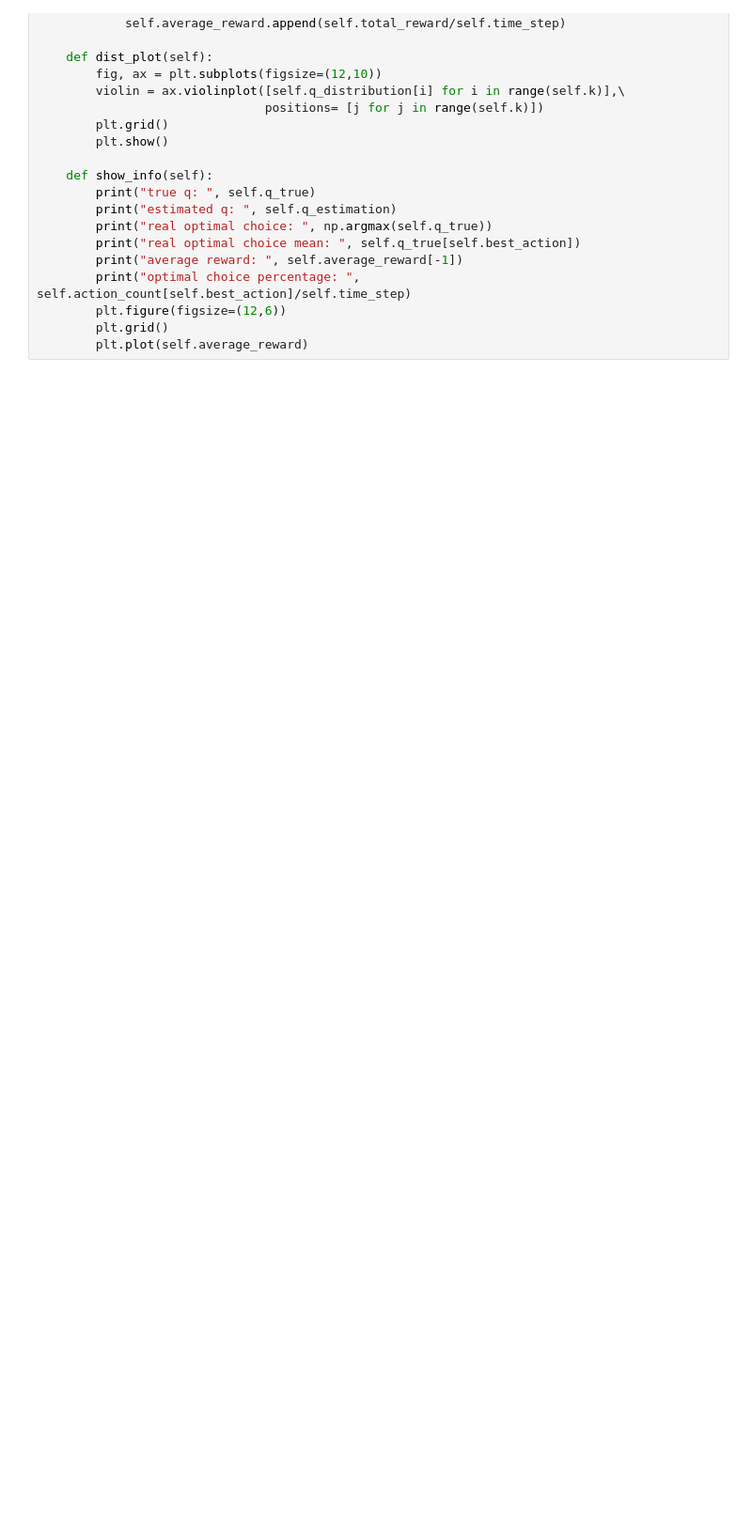
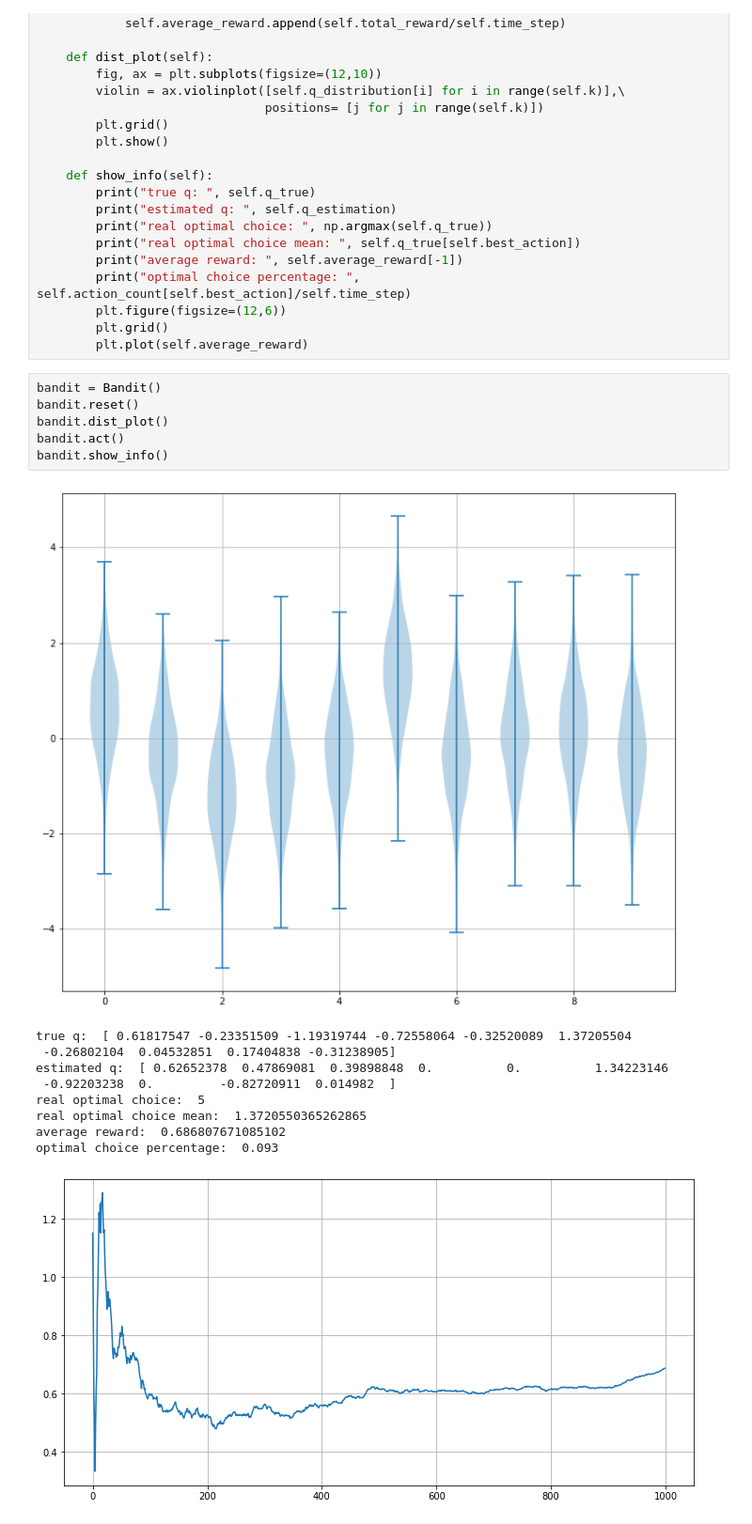
Before and after one commit to lunacat16/Sutton-RL-code, a Jupyter notebook: ten_armed_bandit.ipynb, the cells around one changed output. Shown at 94% size. Drawn from its saved outputs; the diff is of its cells as text; blank space fills up the shorter version.

```diff
--- a/ten_armed_bandit.ipynb
+++ b/ten_armed_bandit.ipynb
@@ -56,3 +56,20 @@ class Bandit:
         plt.figure(figsize=(12,6))
         plt.grid()
         plt.plot(self.average_reward)
+# %%
+bandit = Bandit()
+bandit.reset()
+bandit.dist_plot()
+bandit.act()
+bandit.show_info()
+# %% [output]
+[figure, added]
+true q:  [ 0.61817547 -0.23351509 -1.19319744 -0.72558064 -0.32520089  1.37205504
+ -0.26802104  0.04532851  0.17404838 -0.31238905]
+estimated q:  [ 0.62652378  0.47869081  0.39898848  0.          0.          1.34223146
+ -0.92203238  0.         -0.82720911  0.014982  ]
+real optimal choice:  5
+real optimal choice mean:  1.3720550365262865
+average reward:  0.686807671085102
+optimal choice percentage:  0.093
+[figure, added]
```
